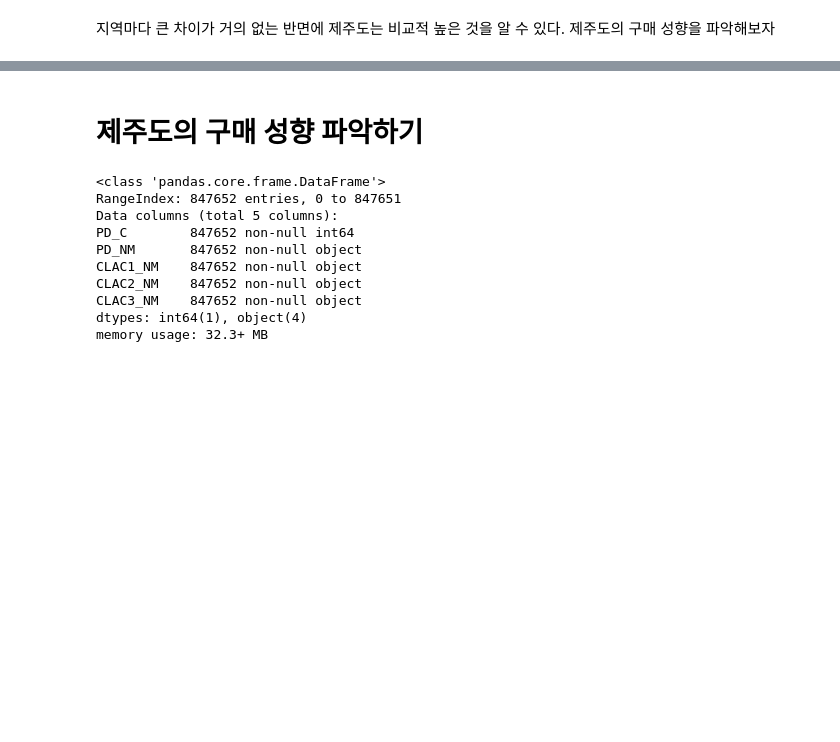
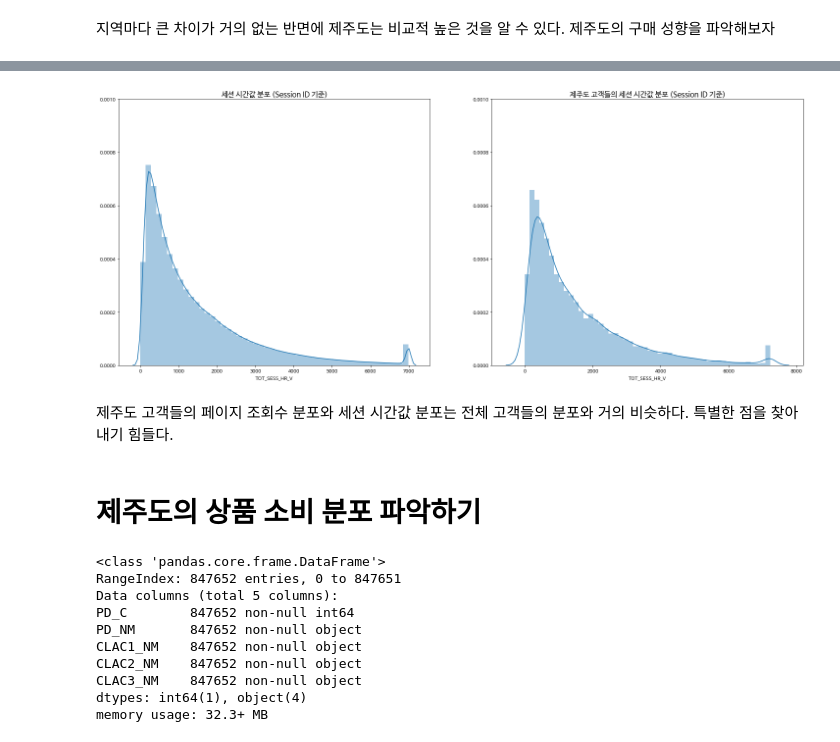
Before and after one commit to seohyunchoi123/L_Point-Competition, a Jupyter notebook: EDA.ipynb, the cells around one changed output, grey strips where cells are left out. Drawn from its saved outputs; the diff is of its cells as text; code cells hidden in the pictures; blank space fills up the shorter version.

```diff
--- a/EDA.ipynb
+++ b/EDA.ipynb
@@ -275,5 +296,24 @@ Gwangju 의 평균 구매 액수 : 80234.224970 원
+# %%
+f,ax = plt.subplots(1,2, figsize = (25,10))
+
+data = session['TOT_SESS_HR_V'].dropna().apply(lambda x:int(str(x).replace('.','').replace(',','')))
+data[data>data.quantile(0.99)] = data.quantile(0.99)
+ax[0].set_title("세션 시간값 분포 (Session ID 기준)", fontsize=15)
+ax[0].set_ylim(0,0.001)
+sns.distplot(data, ax=ax[0])
+
+data = session['TOT_SESS_HR_V'].dropna().apply(lambda x:int(str(x).replace('.','').replace(',','')))[session['ZON_NM']=='Jeju-do']
+data[data>data.quantile(0.99)] = data.quantile(0.99)
+ax[1].set_title("제주도 고객들의 세션 시간값 분포 (Session ID 기준)", fontsize=15)
+ax[1].set_ylim(0,0.001)
+sns.distplot(data, ax=ax[1])
+plt.show()
+# %% [output]
+[figure, added]
+# %% [markdown]
+제주도 고객들의 페이지 조회수 분포와 세션 시간값 분포는 전체 고객들의 분포와 거의 비슷하다. 특별한 점을 찾아내기 힘들다.
 # %% [markdown]
-# 제주도의 구매 성향 파악하기
+# 제주도의 상품 소비 분포 파악하기
 # %%
 master = pd.read_csv(data_dir + 'master.csv')
 master.info()
```
Also changed, not shown: parts of 61 cells of this notebook.
